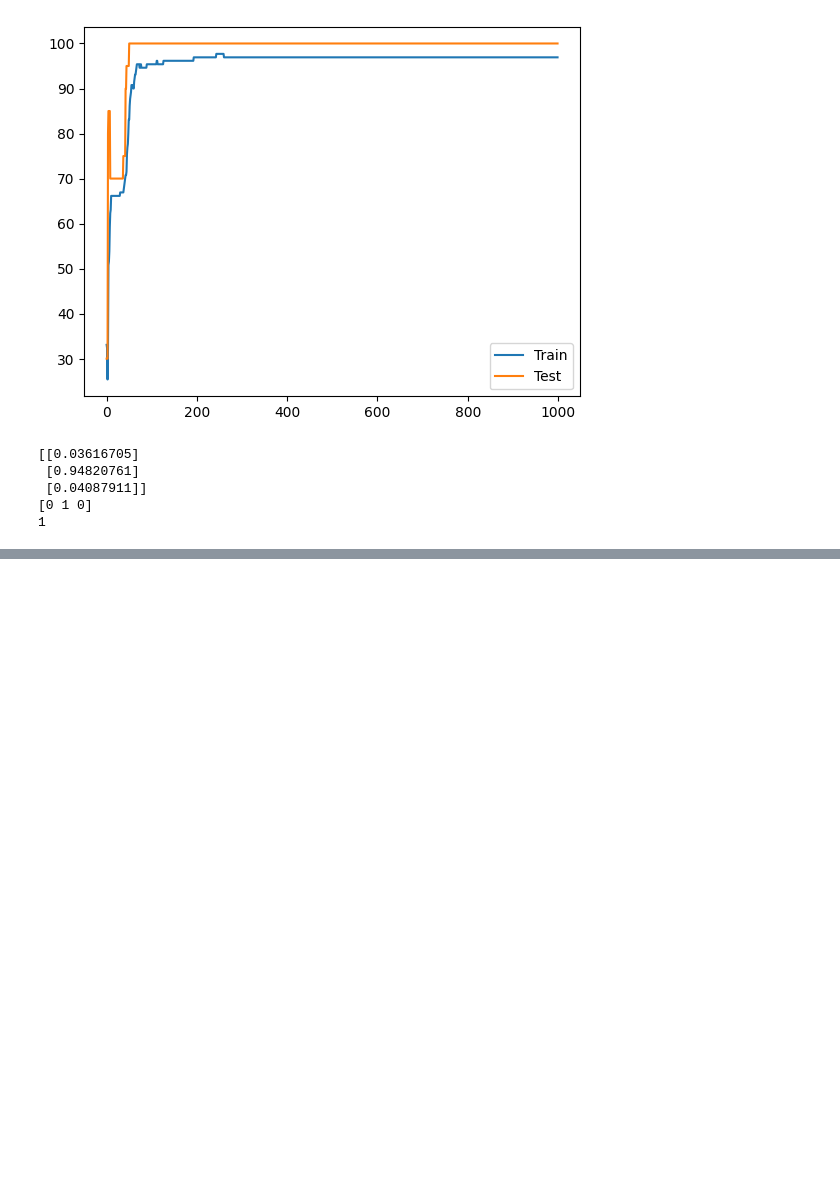
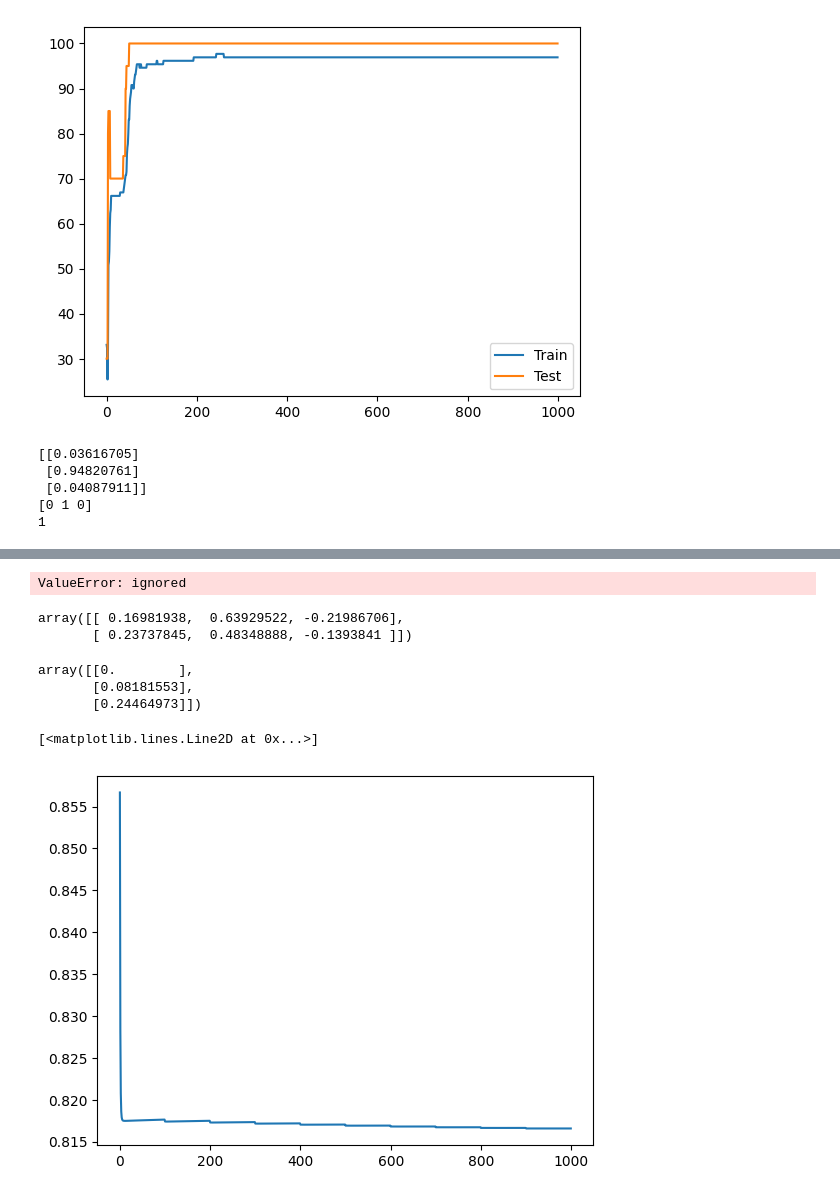
Before and after one commit to LeoisWTT/PHYS3151-Machine-Learning-in-Physics-2023, a Jupyter notebook: feedforward-neural-network/NN_Fisher's_Iris.ipynb, the cells around one changed output, grey strips where cells are left out. Cells and saved outputs as stored; diff of their text form; code cells hidden in the pictures; blank space fills up the shorter version.

```diff
--- a/feedforward-neural-network/NN_Fisher's_Iris.ipynb
+++ b/feedforward-neural-network/NN_Fisher's_Iris.ipynb
@@ -157,0 +202,59 @@ print(Y[index_temp,np.argmax(h3)])
+# %%
+alpha=4
+n_itr=1000
+I=int(n_itr/10)
+cost_history=[]
+acc_train_history=[]
+acc_test_history=[]
+for itr in range(n_itr):
+  J=0
+  acc_train=0
+  for data_index in range(m_train):
+    x_here= X_train[[data_index],:].T
+    y_here=Y_train[[data_index],:].T
+    #forward propagation
+    h=[]
+    h.append(np.r_[np.ones((1,1)), x_here])
+    for l in range(n_layer-1):
+      z_temp=np.dot(theta[l],h[l])
+      h.append(np.r_[np.ones((1,1)),sigmoid(z_temp)])
+    #back propagation
+    h_end=h[-1][1:]
+    delta=2/m_train*(Ym*h_end*(1-h_end))
+    theta[-1]-=alpha*delta@h[-l].T
+    Ym=h_end-y_here
+    for l in range(2,n_layer):
+      delta=theta[-l+1].T@delta*h[-l]*(1-h[-l])
+      theta[-l]-=alpha*delta[1:]@h[-l].T
+    J+=np.linalg.norm(Ym,2)
+    if Y_train[data_index,np.argmax(h_end)]:
+      acc_train+=1
+  acc_train*=100/m_train
+  J/=m_train
+  cost_history.append(J)
+  acc_train_history.append(acc_train)
+  acc_test_history.append(find_accuracy(X_test, Y_test))
+  if (itr+1) % I==0:
+    alpha/=1.2
+    print('Complete:',int((itr+1)/I))
+    print('The cost of train sample is {:.6f}'.format(J))
+    print('The accuracy of train sample is {:.2f}'.format(acc_train))
+    print('The accuracy of test sample is {:.2f}'.format(acc_test_history[-1]))
+# %% [output]
+ValueError: ignored
+# %%
+theta[-l+1]
+# %% [output]
+array([[ 0.16981938,  0.63929522, -0.21986706],
+       [ 0.23737845,  0.48348888, -0.1393841 ]])
+# %%
+h[-l]*(1-h[-l])
+# %% [output]
+array([[0.        ],
+       [0.08181553],
+       [0.24464973]])
+# %%
+plt.plot(cost_history)
+# %% [output]
+[<matplotlib.lines.Line2D at 0x...>]
+[figure, added]
```
Also changed, not shown: parts of 12 cells of this notebook.
